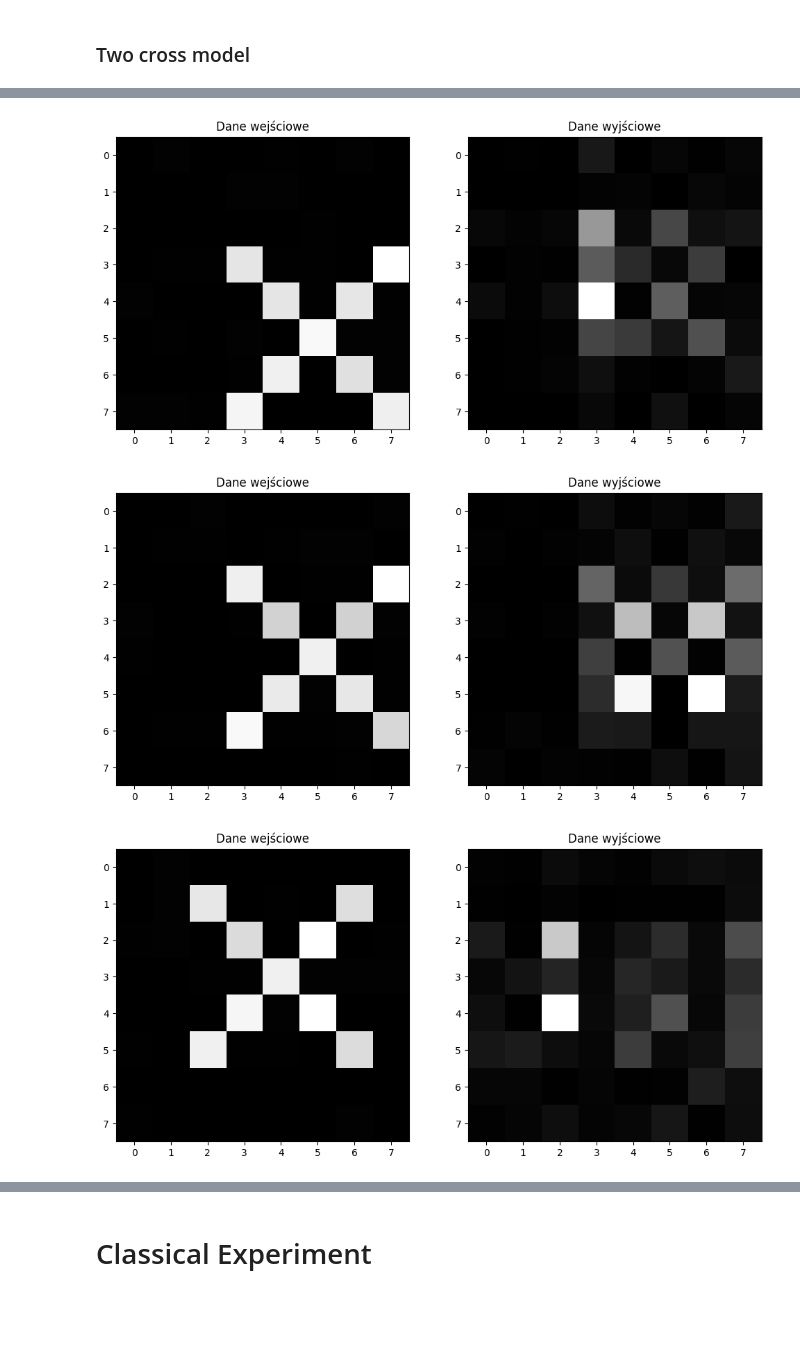
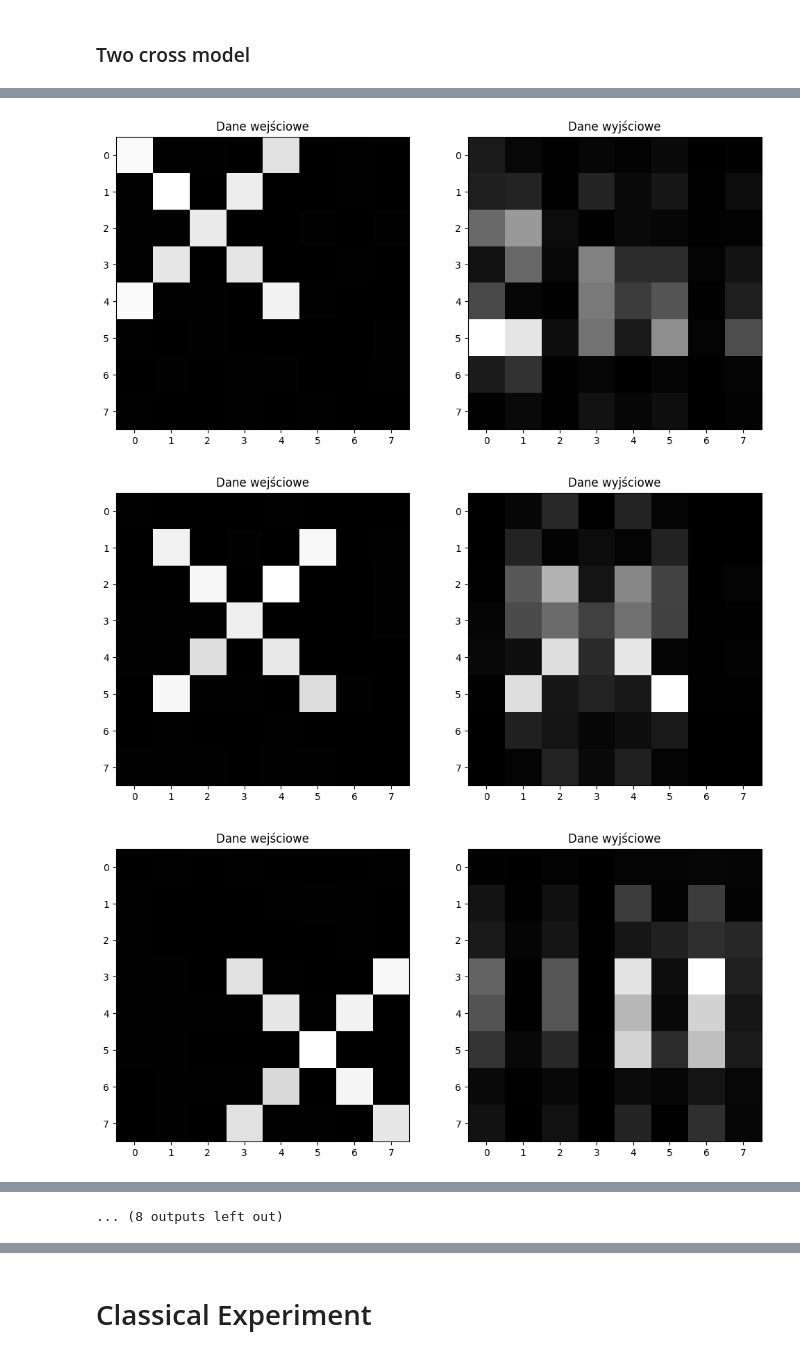
Before and after one commit to OleksandrKotyk/PracaMagisterska, a Jupyter notebook: experiments /autoencoder.ipynb, the cells around one changed output, grey strips where cells are left out. Saved outputs shown, nothing was run; the diff lists cells and outputs as text; code cells hidden in the pictures; blank space fills up the shorter version.

```diff
--- a/experiments /autoencoder.ipynb
+++ b/experiments /autoencoder.ipynb
@@ -156,7 +157,7 @@ plt.show()
 # %%
 n_of_train_data = 25
 
-n_of_samples_for_each_figure = 3
+n_of_samples_for_each_figure = 1
 
 figure_positions = [
     [i, j] for i in range(image_resolution[0]) for j in range(image_resolution[1]) for _ in range(n_of_samples_for_each_figure)]
@@ -456,6 +457,6 @@ Fit in 314.39 seconds
 image_resolution = (8, 8)
 
 quantum_diagonal_mse = validate_quantum_autoencoder(
-        num_trash, num_latent, diagonal_cross_test_set[:5],
+        num_trash, num_latent, diagonal_cross_test_set[:],
         fm_64_4_2, opt_result)
 # %% [output]
@@ -463,3 +464,3 @@ quantum_diagonal_mse = validate_quantum_autoencoder(
-[figure, old version]
+[figure, new version]
-[figure, old version]
+[figure, new version]
-[figure, old version]
+[figure, new version]
@@ -467,3 +475,4 @@ quantum_diagonal_mse = validate_quantum_autoencoder(
+... (8 outputs left out)
 # %%
 image_resolution = (8, 8)
 
```
Also changed, not shown: parts of 13 cells of this notebook.
